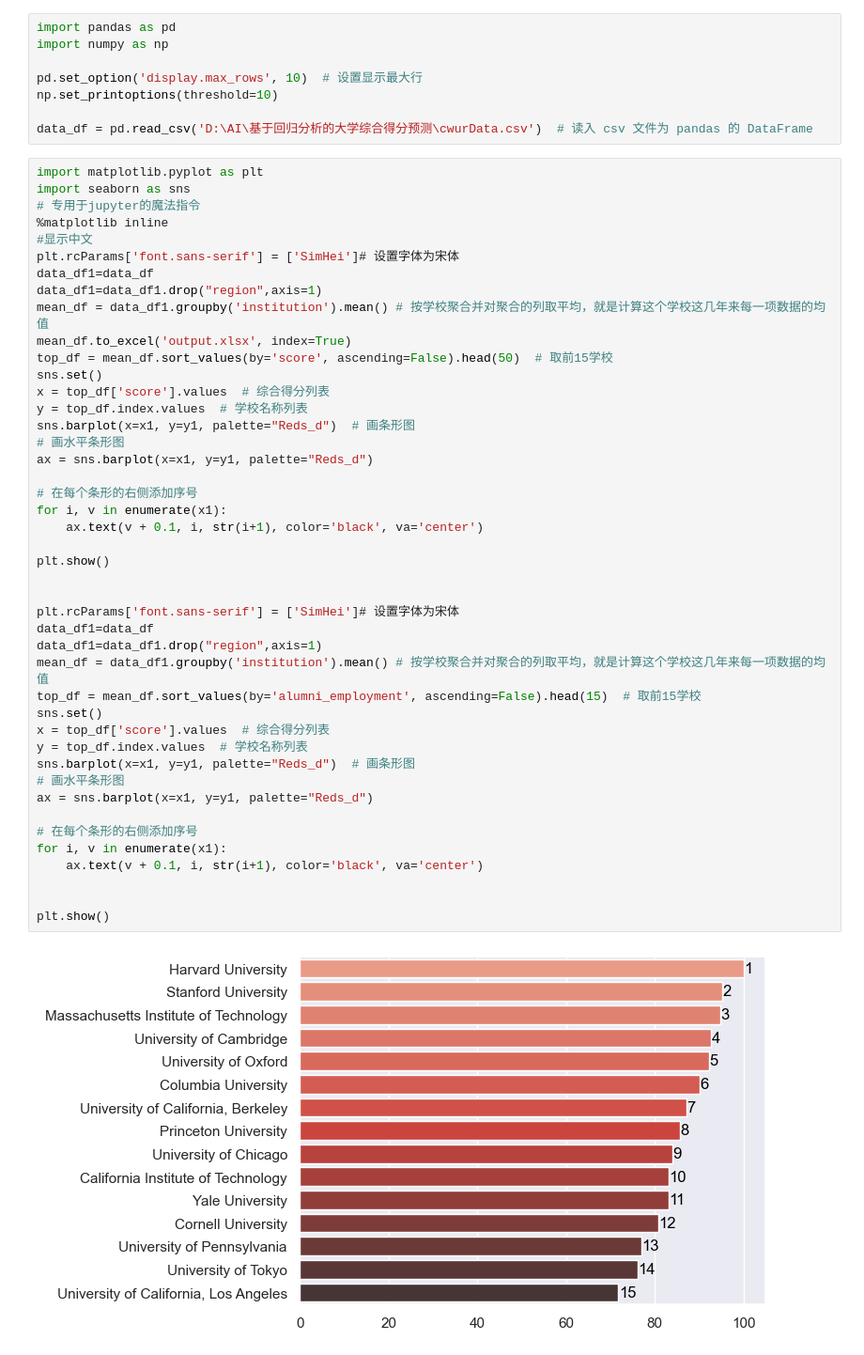
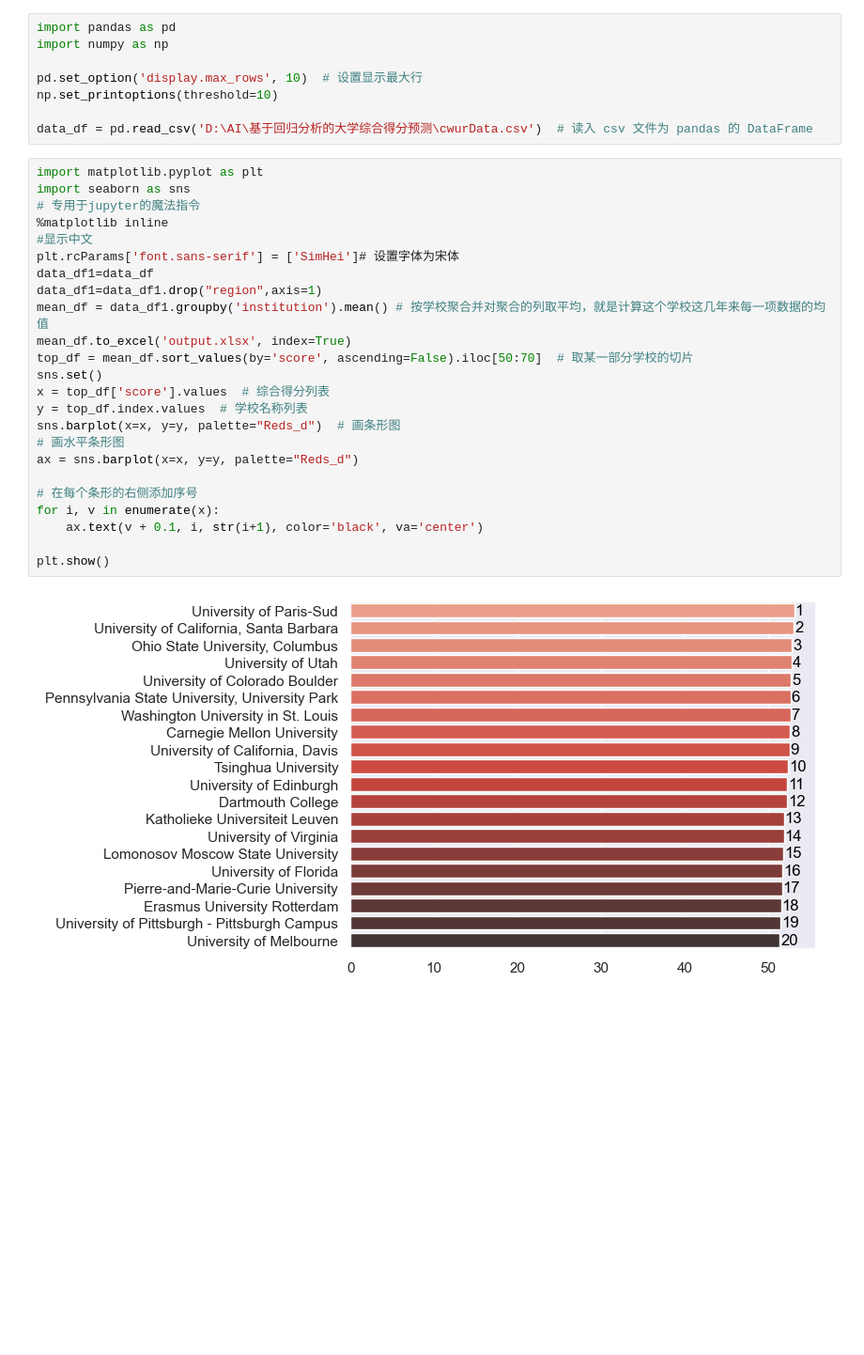
Before and after one commit to 155469wxh/AI, a Jupyter notebook: 基于回归分析的大学综合得分预测/mycode.ipynb, the cells around one changed output. Shown: that part at 94% size. Drawn from its saved outputs; the diff is of its cells as text; blank space fills up the shorter version.

```diff
--- a/基于回归分析的大学综合得分预测/mycode.ipynb
+++ b/基于回归分析的大学综合得分预测/mycode.ipynb
@@ -22,46 +22,26 @@ data_df = pd.read_csv('D:\AI\基于回归分析的大学综合得分预测\cwurD
 # %%
 import matplotlib.pyplot as plt
 import seaborn as sns
 # 专用于jupyter的魔法指令
 %matplotlib inline
 #显示中文
 plt.rcParams['font.sans-serif'] = ['SimHei']# 设置字体为宋体
 data_df1=data_df
 data_df1=data_df1.drop("region",axis=1)
 mean_df = data_df1.groupby('institution').mean() # 按学校聚合并对聚合的列取平均，就是计算这个学校这几年来每一项数据的均值
 mean_df.to_excel('output.xlsx', index=True)
-top_df = mean_df.sort_values(by='score', ascending=False).head(50)  # 取前15学校
+top_df = mean_df.sort_values(by='score', ascending=False).iloc[50:70]  # 取某一部分学校的切片
 sns.set()
 x = top_df['score'].values  # 综合得分列表
 y = top_df.index.values  # 学校名称列表
-sns.barplot(x=x1, y=y1, palette="Reds_d")  # 画条形图
+sns.barplot(x=x, y=y, palette="Reds_d")  # 画条形图
 # 画水平条形图
-ax = sns.barplot(x=x1, y=y1, palette="Reds_d")
+ax = sns.barplot(x=x, y=y, palette="Reds_d")
 
 # 在每个条形的右侧添加序号
-for i, v in enumerate(x1):
+for i, v in enumerate(x):
     ax.text(v + 0.1, i, str(i+1), color='black', va='center')
 
 plt.show()
-
-
-plt.rcParams['font.sans-serif'] = ['SimHei']# 设置字体为宋体
-data_df1=data_df
-data_df1=data_df1.drop("region",axis=1)
-mean_df = data_df1.groupby('institution').mean() # 按学校聚合并对聚合的列取平均，就是计算这个学校这几年来每一项数据的均值
-top_df = mean_df.sort_values(by='alumni_employment', ascending=False).head(15)  # 取前15学校
-sns.set()
-x = top_df['score'].values  # 综合得分列表
-y = top_df.index.values  # 学校名称列表
-sns.barplot(x=x1, y=y1, palette="Reds_d")  # 画条形图
-# 画水平条形图
-ax = sns.barplot(x=x1, y=y1, palette="Reds_d")
-
-# 在每个条形的右侧添加序号
-for i, v in enumerate(x1):
-    ax.text(v + 0.1, i, str(i+1), color='black', va='center')
-
-
-plt.show()
 # %% [output]
-[figure, old version]
+[figure, new version]
```
Also changed, not shown: parts of 1 cell of this notebook, 2 other files.
